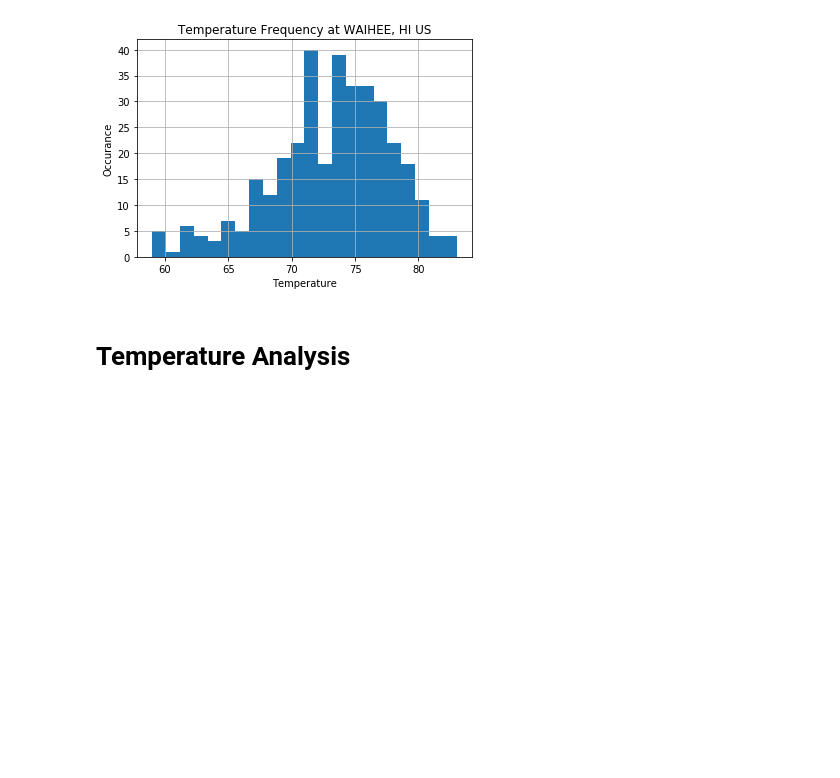
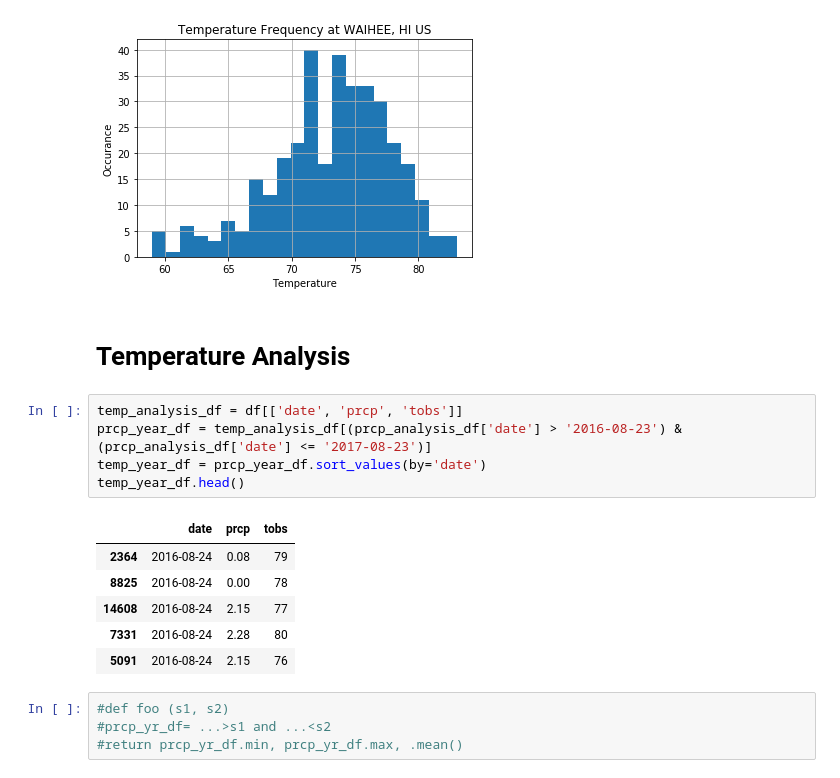
Before and after one commit to AlfaiAbdul/Surfs-Up-, a Jupyter notebook: climate_analysis.ipynb, the cells around one changed output. Cells and saved outputs as stored; diff of their text form; blank space fills up the shorter version.

```diff
--- a/climate_analysis.ipynb
+++ b/climate_analysis.ipynb
@@ -172,3 +176,19 @@ plt.show()
 [figure]
 # %% [markdown]
 # Temperature Analysis
+# %%
+temp_analysis_df = df[['date', 'prcp', 'tobs']]
+prcp_year_df = temp_analysis_df[(prcp_analysis_df['date'] > '2016-08-23') & (prcp_analysis_df['date'] <= '2017-08-23')]
+temp_year_df = prcp_year_df.sort_values(by='date')
+temp_year_df.head()
+# %% [output]
+|  | date | prcp | tobs |
+| 2364 | 2016-08-24 | 0.08 | 79 |
+| 8825 | 2016-08-24 | 0.00 | 78 |
+| 14608 | 2016-08-24 | 2.15 | 77 |
+| 7331 | 2016-08-24 | 2.28 | 80 |
+| 5091 | 2016-08-24 | 2.15 | 76 |
+# %%
+#def foo (s1, s2)
+#prcp_yr_df= ...>s1 and ...<s2
+#return prcp_yr_df.min, prcp_yr_df.max, .mean()
```
Also changed, not shown: parts of 3 cells of this notebook.
